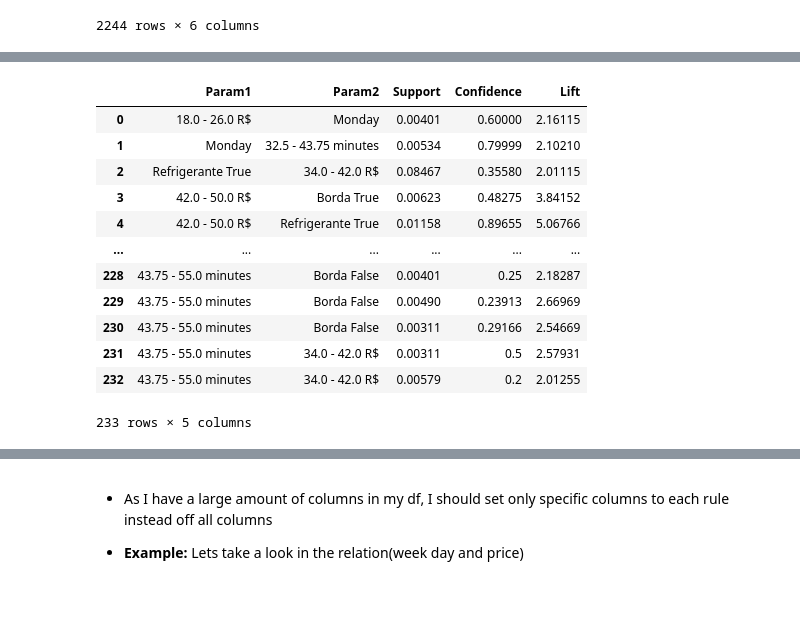
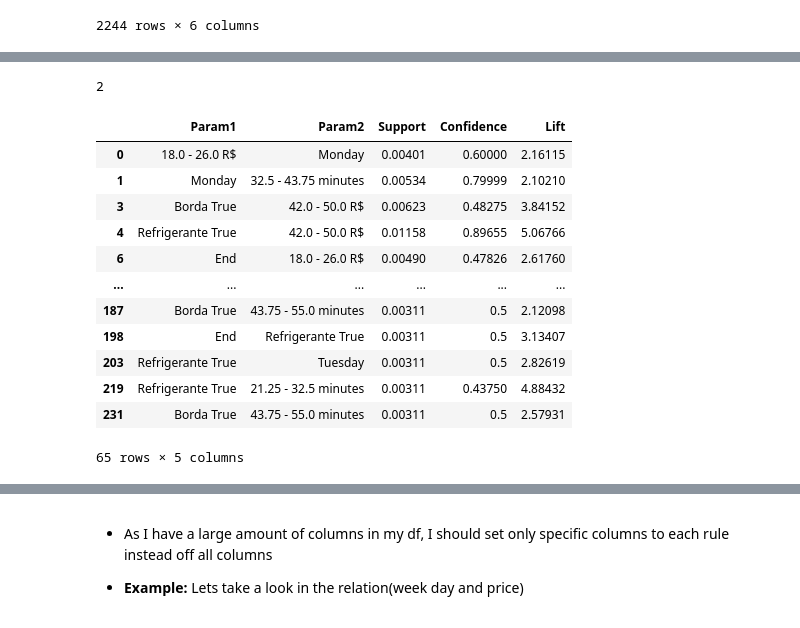
Before and after one commit to victor-s-santos/discovering-association-rules, a Jupyter notebook: 02-pizzeria/Applying_Rules.ipynb, the cells around one changed output, grey strips where cells are left out. Cells and saved outputs as stored; diff of their text form; code cells hidden in the pictures.

```diff
--- a/02-pizzeria/Applying_Rules.ipynb
+++ b/02-pizzeria/Applying_Rules.ipynb
@@ -42,21 +47,0 @@ len(resultados_formatado)
-# %%
-"""Showing the rules in a dataframe"""
-results = []
-for item in rules:
-    pair = item[0]
-    items = [x for x in pair]
-
-    el0 = str(items[0])
-    el1 = str(items[1])
-    el2 = str(item[1])[:7]
-    el3 = str(item[2][0][2])[:7]
-    el4 = str(item[2][0][3])[:7]
-
-    rows = (el0, el1, el2, el3, el4)
-    results.append(rows)
-
-    labels = ['Param1', 'Param2', 'Support', 'Confidence', 'Lift']
-
-    correlations = pd.DataFrame.from_records(results, columns = labels)
-
-correlations
@@ -81,3 +48,7 @@ correlations
+# %%
+len(resultados_formatado[6][0][1])
+# %% [output]
+2
 # %%
 def showrules_df(data, support = 0.003, confidence = 0.2,
                  lift = 2, lenght = 2):
@@ -108,22 +79,22 @@ def showrules_df(data, support = 0.003, confidence = 0.2,
     correlations = pd.DataFrame.from_records(results, columns = ['Param1', 'Param2', 'Support',
                                                                  'Confidence', 'Lift'])
     return(correlations)
-# %%
-showrules_df(data)
-# %% [output]
-|  | Param1 | Param2 | Support | Confidence | Lift |
-| 0 | 18.0 - 26.0 R$ | Monday | 0.00401 | 0.60000 | 2.16115 |
-| 1 | Monday | 32.5 - 43.75 minutes | 0.00534 | 0.79999 | 2.10210 |
-| 2 | Refrigerante True | 34.0 - 42.0 R$ | 0.08467 | 0.35580 | 2.01115 |
-| 3 | 42.0 - 50.0 R$ | Borda True | 0.00623 | 0.48275 | 3.84152 |
-| 4 | 42.0 - 50.0 R$ | Refrigerante True | 0.01158 | 0.89655 | 5.06766 |
-| ... | ... | ... | ... | ... | ... |
-| 228 | 43.75 - 55.0 minutes | Borda False | 0.00401 | 0.25 | 2.18287 |
-| 229 | 43.75 - 55.0 minutes | Borda False | 0.00490 | 0.23913 | 2.66969 |
-| 230 | 43.75 - 55.0 minutes | Borda False | 0.00311 | 0.29166 | 2.54669 |
-| 231 | 43.75 - 55.0 minutes | 34.0 - 42.0 R$ | 0.00311 | 0.5 | 2.57931 |
-| 232 | 43.75 - 55.0 minutes | 34.0 - 42.0 R$ | 0.00579 | 0.2 | 2.01255 |
-233 rows × 5 columns
+# %%
+showrules_df(data).loc[showrules_df(data)['Confidence'] > str(0.4)]
+# %% [output]
+|  | Param1 | Param2 | Support | Confidence | Lift |
+| 0 | 18.0 - 26.0 R$ | Monday | 0.00401 | 0.60000 | 2.16115 |
+| 1 | Monday | 32.5 - 43.75 minutes | 0.00534 | 0.79999 | 2.10210 |
+| 3 | Borda True | 42.0 - 50.0 R$ | 0.00623 | 0.48275 | 3.84152 |
+| 4 | Refrigerante True | 42.0 - 50.0 R$ | 0.01158 | 0.89655 | 5.06766 |
+| 6 | End | 18.0 - 26.0 R$ | 0.00490 | 0.47826 | 2.61760 |
+| ... | ... | ... | ... | ... | ... |
+| 187 | Borda True | 43.75 - 55.0 minutes | 0.00311 | 0.5 | 2.12098 |
+| 198 | End | Refrigerante True | 0.00311 | 0.5 | 3.13407 |
+| 203 | Refrigerante True | Tuesday | 0.00311 | 0.5 | 2.82619 |
+| 219 | Refrigerante True | 21.25 - 32.5 minutes | 0.00311 | 0.43750 | 4.88432 |
+| 231 | Borda True | 43.75 - 55.0 minutes | 0.00311 | 0.5 | 2.57931 |
+65 rows × 5 columns
 # %%
 def show_rules(data, support = 0.003, confidence = 0.2,
                lift = 2, lenght = 2, number_retorned = len(data)):
```
Also changed, not shown: parts of 3 cells of this notebook.
